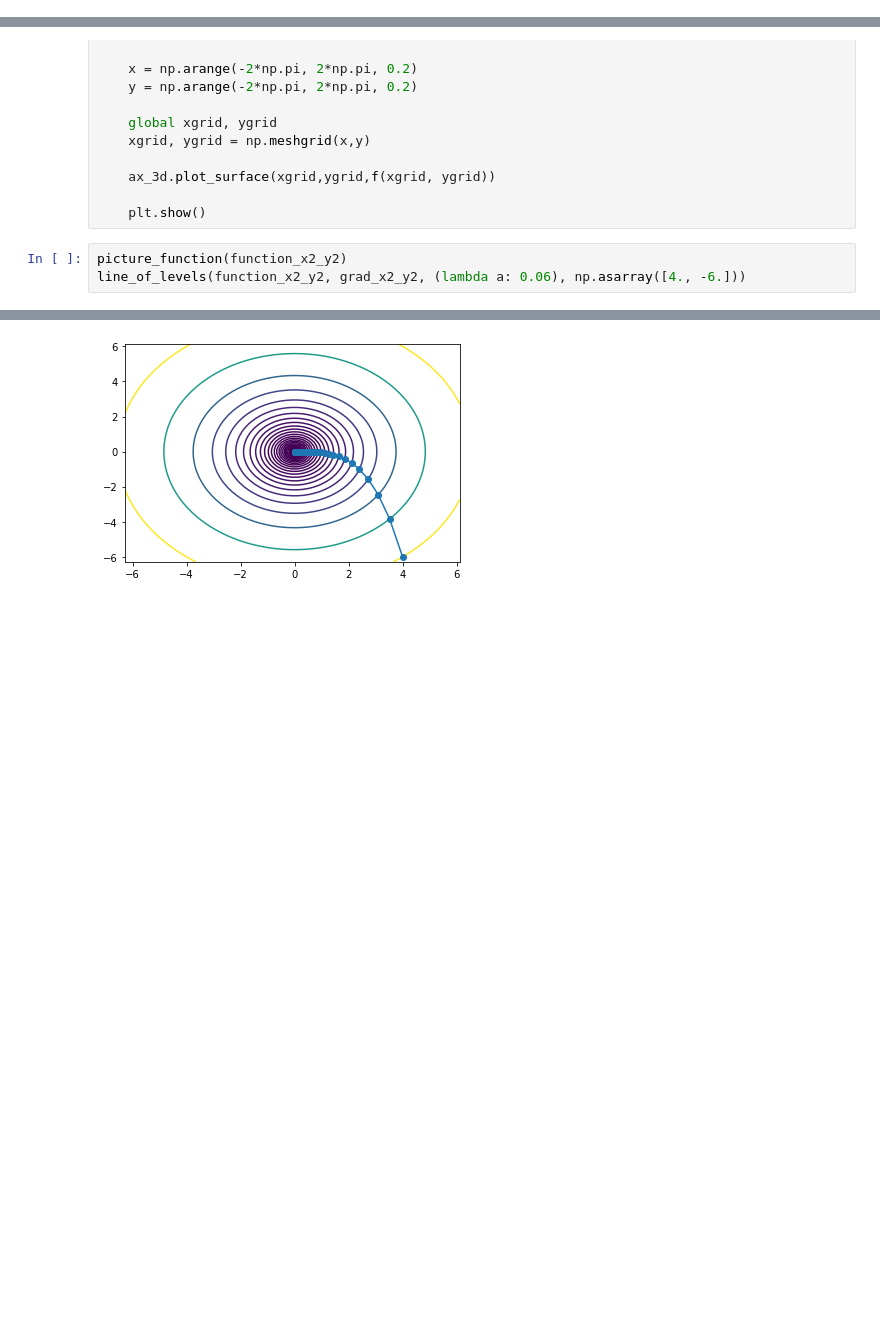
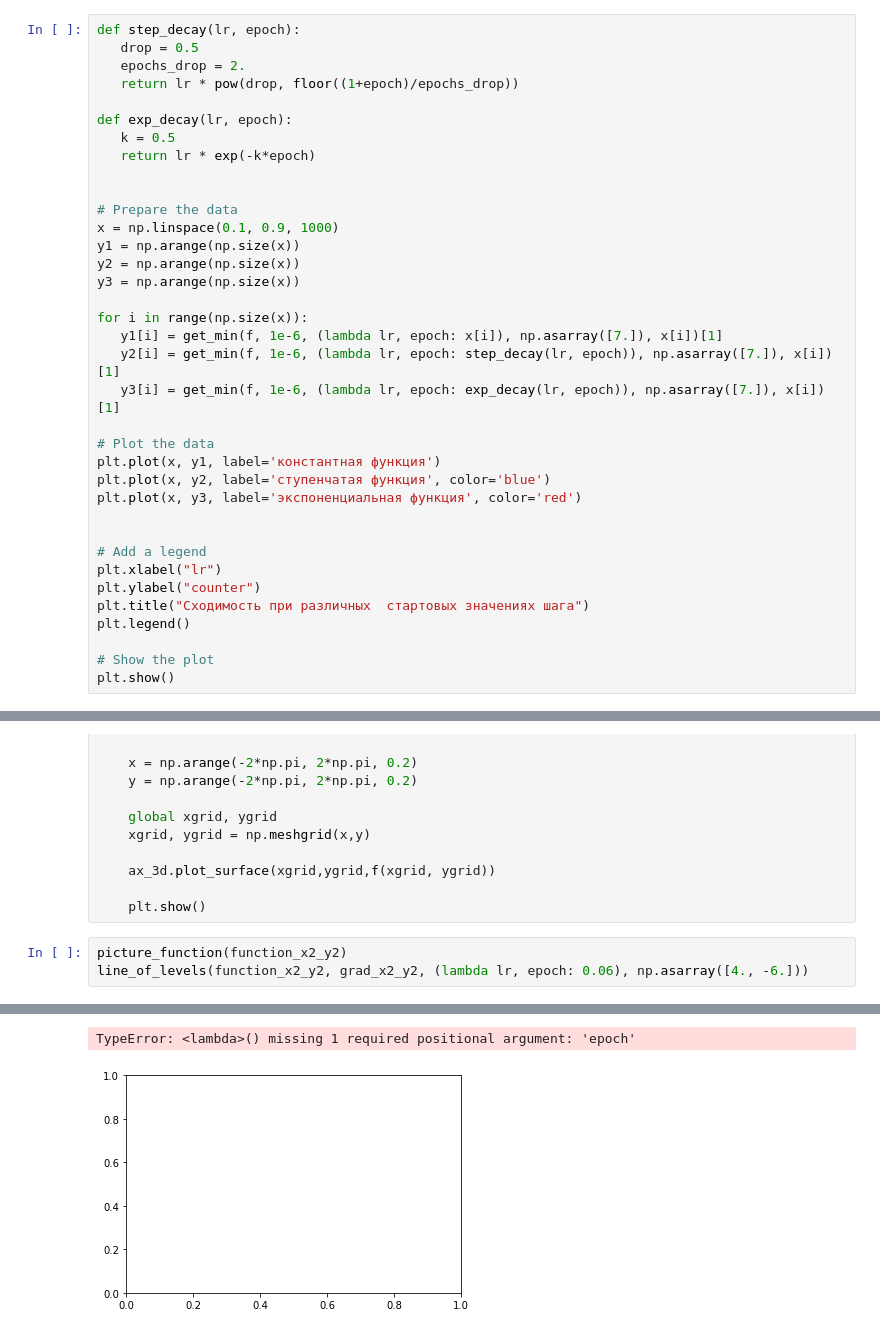
Before and after one commit to Volodka22/MetOpt, a Jupyter notebook: ans.ipynb, the cells around one changed output, grey strips where cells are left out. Drawn from its saved outputs; the diff is of its cells as text; blank space fills up the shorter version.

```diff
--- a/ans.ipynb
+++ b/ans.ipynb
@@ -102,0 +86,36 @@ print("Сходимость для экспоненциальной функци
+# %%
+def step_decay(lr, epoch):
+   drop = 0.5
+   epochs_drop = 2.
+   return lr * pow(drop, floor((1+epoch)/epochs_drop))
+
+def exp_decay(lr, epoch):
+   k = 0.5
+   return lr * exp(-k*epoch)
+
+
+# Prepare the data
+x = np.linspace(0.1, 0.9, 1000)
+y1 = np.arange(np.size(x))
+y2 = np.arange(np.size(x))
+y3 = np.arange(np.size(x))
+
+for i in range(np.size(x)):
+   y1[i] = get_min(f, 1e-6, (lambda lr, epoch: x[i]), np.asarray([7.]), x[i])[1]
+   y2[i] = get_min(f, 1e-6, (lambda lr, epoch: step_decay(lr, epoch)), np.asarray([7.]), x[i])[1]
+   y3[i] = get_min(f, 1e-6, (lambda lr, epoch: exp_decay(lr, epoch)), np.asarray([7.]), x[i])[1]
+
+# Plot the data
+plt.plot(x, y1, label='константная функция')
+plt.plot(x, y2, label='ступенчатая функция', color='blue')
+plt.plot(x, y3, label='экспоненциальная функция', color='red')
+
+
+# Add a legend
+plt.xlabel("lr")
+plt.ylabel("counter")
+plt.title("Сходимость при различных  стартовых значениях шага")
+plt.legend()
+
+# Show the plot
+plt.show()
@@ -300,9 +313,10 @@ def picture_function(f) :
     plt.show()
 # %%
 picture_function(function_x2_y2)
-line_of_levels(function_x2_y2, grad_x2_y2, (lambda a: 0.06), np.asarray([4., -6.]))
+line_of_levels(function_x2_y2, grad_x2_y2, (lambda lr, epoch: 0.06), np.asarray([4., -6.]))
 # %% [output]
 [figure]
+TypeError: <lambda>() missing 1 required positional argument: 'epoch'
-[figure, old version]
+[figure, new version]
 # %%
 picture_function(function_rosebrok)
```
Also changed, not shown: parts of 8 cells of this notebook.
